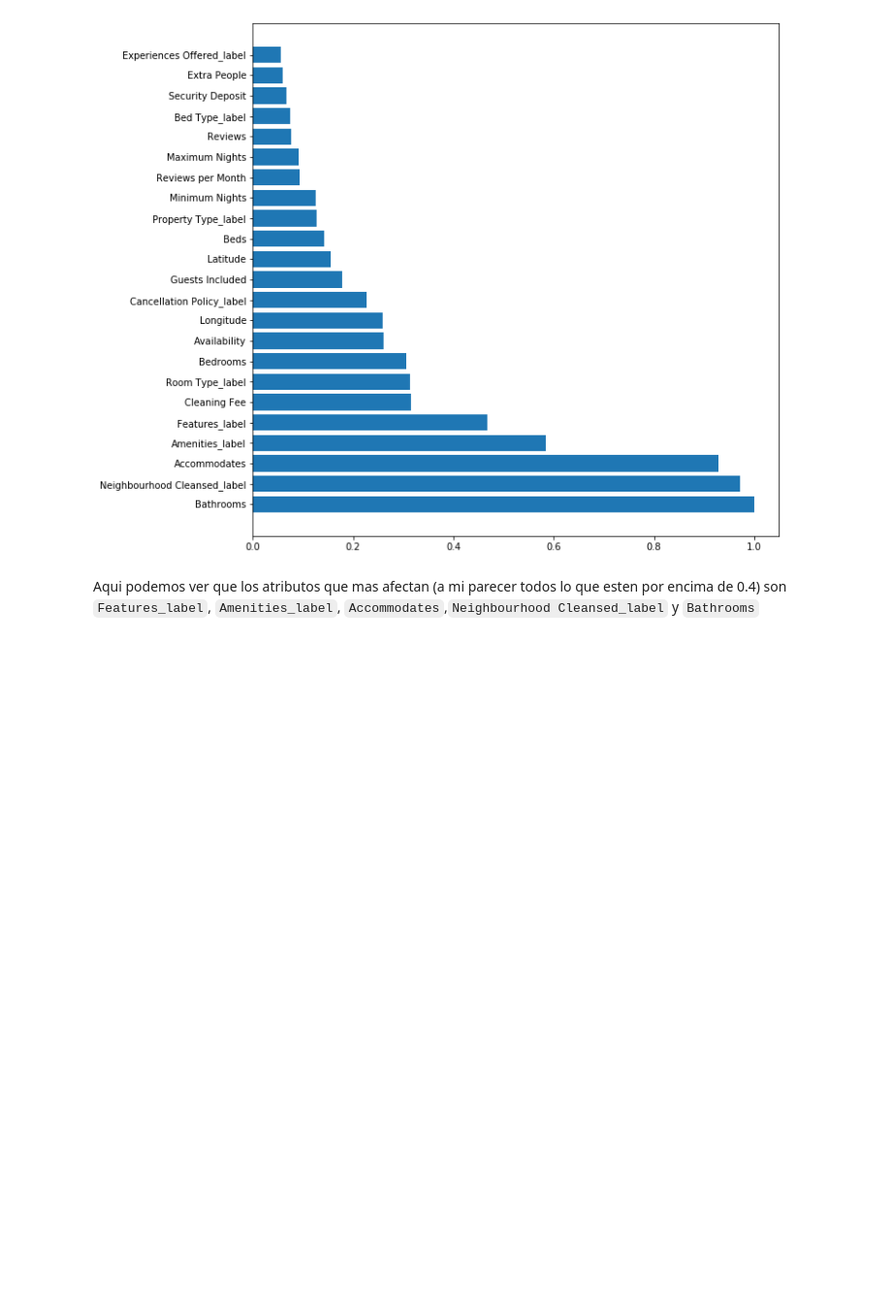
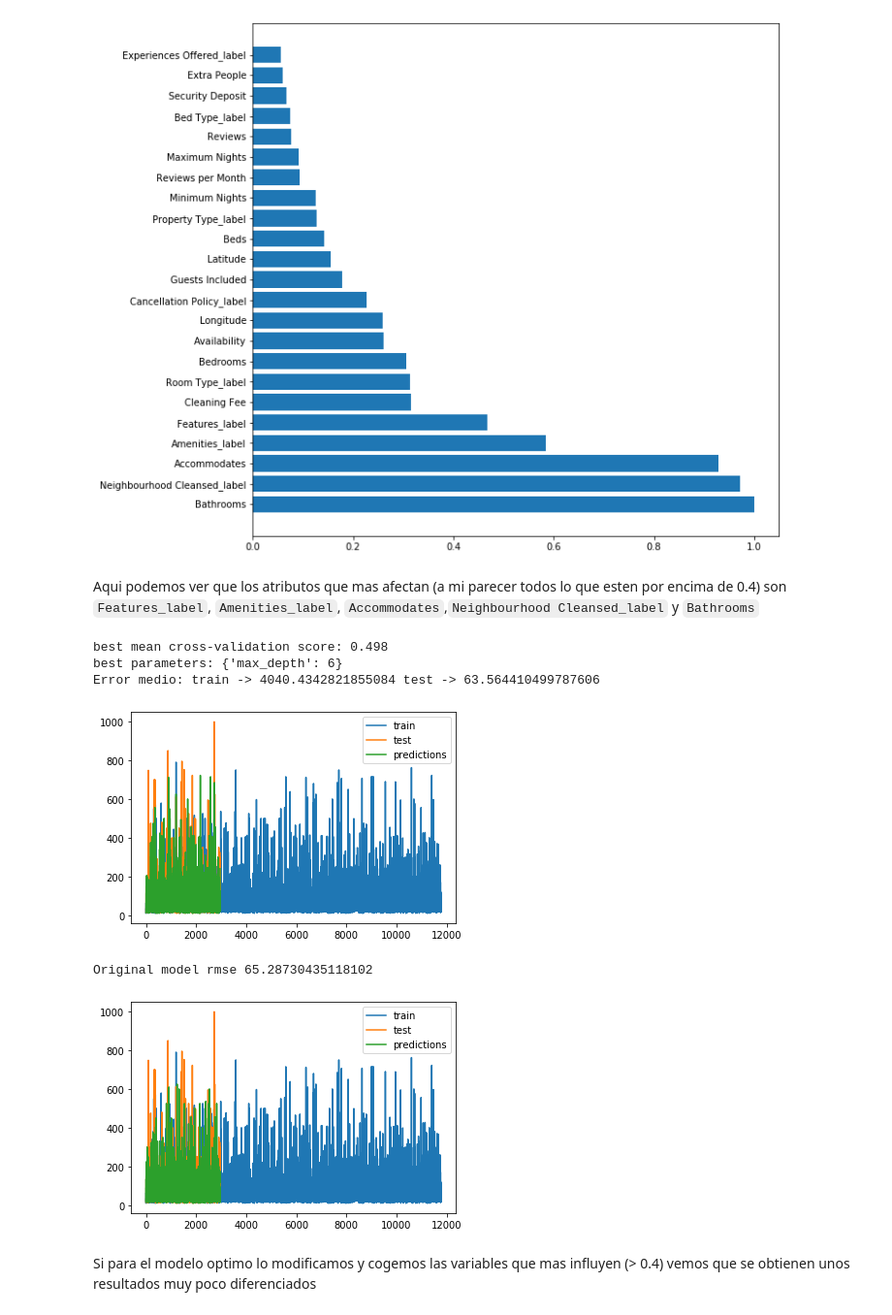
Before and after one commit to amm297/keepcoding-bdml, a Jupyter notebook: machine-learning/Practica-Alberto_Martinez_Martinez.ipynb, the cells around one changed output. Shown at 97% size. Saved outputs shown, nothing was run; the diff lists cells and outputs as text; code cells hidden in the pictures; blank space fills up the shorter version.

```diff
--- a/machine-learning/Practica-Alberto_Martinez_Martinez.ipynb
+++ b/machine-learning/Practica-Alberto_Martinez_Martinez.ipynb
@@ -737,3 +737,36 @@ coef_importances(tree_reg.feature_importances_, data_prepared)
 [figure]
 # %% [markdown]
 Aqui podemos ver que los atributos que mas afectan (a mi parecer todos lo que esten por encima de 0.4) son `Features_label`, `Amenities_label`, `Accommodates`,`Neighbourhood Cleansed_label` y  `Bathrooms`
+# %%
+importances = tree_reg.feature_importances_
+importances = importances / np.max(importances)
+
+aux = [w for w,i in zip(data_prepared.columns, importances) if i < 0.4]
+aux.append('Price')
+
+aux_prepared = data.drop(aux, axis=1)
+aux_test_prepared = test.drop(aux, axis=1)
+
+# DECISION TREE REGRESSOR
+from sklearn.tree import DecisionTreeRegressor
+
+maxDepth = list(range(1,21))
+param_grid = {'max_depth': maxDepth}
+grid = grid_executor(DecisionTreeRegressor(), param_grid, aux_prepared, labels)
+
+print("best mean cross-validation score: {:.3f}".format(grid.best_score_))
+print("best parameters: {}".format(grid.best_params_))
+
+aux_tree_reg,aux_tr_pred,aux_tr_rmse = apply_and_plot_estimator(grid.estimator, normalize=True, train=aux_prepared, test=aux_test_prepared)
+
+print(f'Original model rmse {tr_rmse}')
+plot_predictions(labels, test_prices, tr_pred)
+# %% [output]
+best mean cross-validation score: 0.498
+best parameters: {'max_depth': 6}
+Error medio: train -> 4040.4342821855084 test -> 63.564410499787606
+[figure, added]
+Original model rmse 65.28730435118102
+[figure, added]
+# %% [markdown]
+Si para el modelo optimo lo modificamos y cogemos las variables que mas influyen (> 0.4) vemos que se obtienen unos resultados muy poco diferenciados
```
Also changed, not shown: parts of 1 cell of this notebook.
